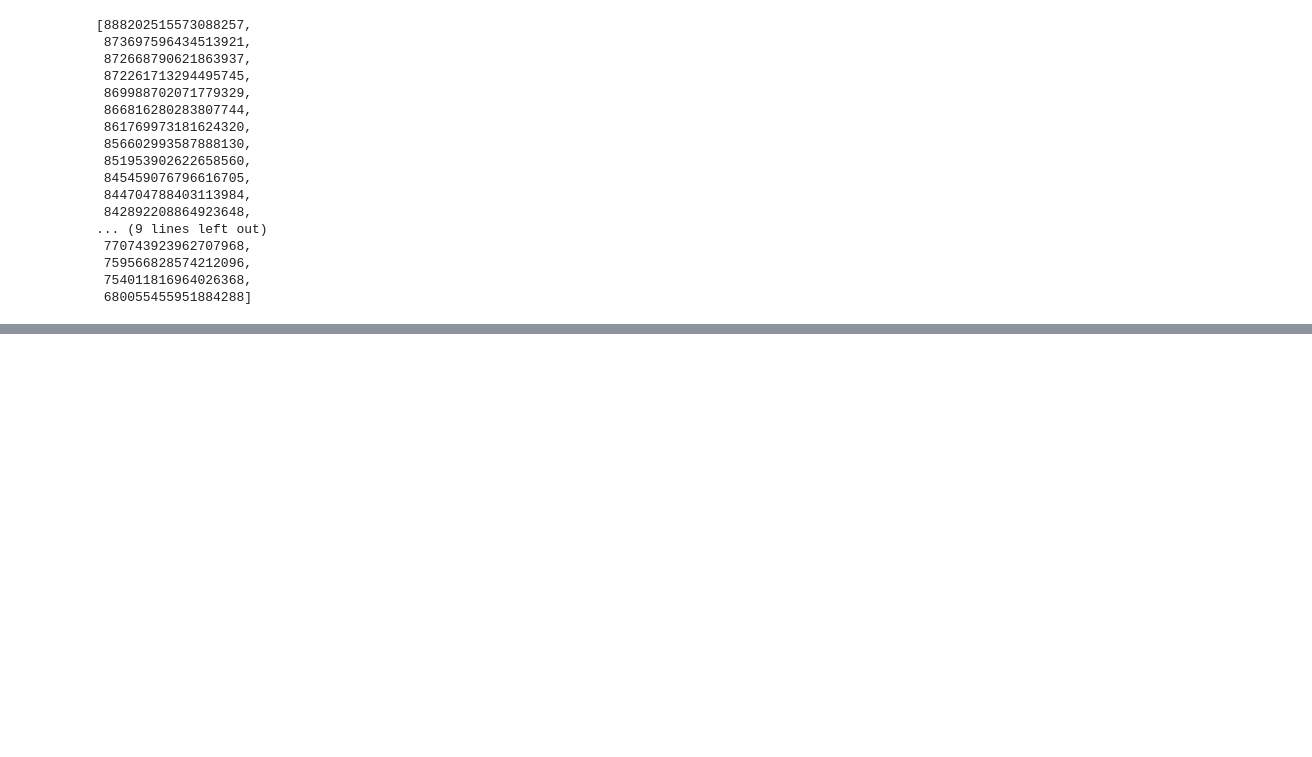
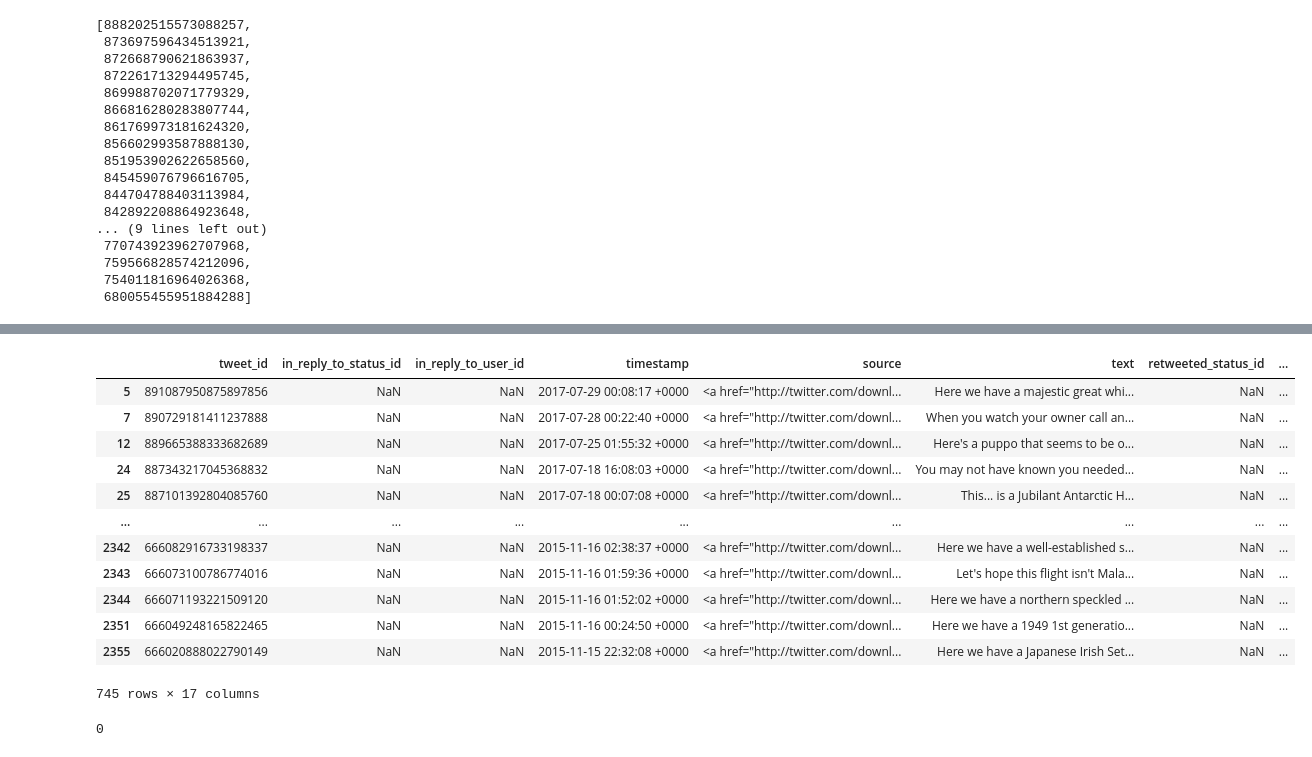
Before and after one commit to Ahmad-Almosallam/Wrangle-and-Analyze-Data-DAND-NANODGREE, a Jupyter notebook: wrangle_act.ipynb, the cells around one changed output, grey strips where cells are left out. Drawn from its saved outputs; the diff is of its cells as text; code cells hidden in the pictures; blank space fills up the shorter version.

```diff
--- a/wrangle_act.ipynb
+++ b/wrangle_act.ipynb
@@ -111,0 +210,22 @@ list(fails_tweet.keys())
+# %%
+# some names of dog are None change it to NaN (Quality)
+tw[tw.name == 'None']
+# %% [output]
+|  | tweet_id | in_reply_to_status_id | in_reply_to_user_id | timestamp | source | text | retweeted_status_id | ... |
+| 5 | 891087950875897856 | NaN | NaN | 2017-07-29 00:08:17 +0000 | <a href="http://twitter.com/downl... | Here we have a majestic great whi... | NaN | ... |
+| 7 | 890729181411237888 | NaN | NaN | 2017-07-28 00:22:40 +0000 | <a href="http://twitter.com/downl... | When you watch your owner call an... | NaN | ... |
+| 12 | 889665388333682689 | NaN | NaN | 2017-07-25 01:55:32 +0000 | <a href="http://twitter.com/downl... | Here's a puppo that seems to be o... | NaN | ... |
+| 24 | 887343217045368832 | NaN | NaN | 2017-07-18 16:08:03 +0000 | <a href="http://twitter.com/downl... | You may not have known you needed... | NaN | ... |
+| 25 | 887101392804085760 | NaN | NaN | 2017-07-18 00:07:08 +0000 | <a href="http://twitter.com/downl... | This... is a Jubilant Antarctic H... | NaN | ... |
+| ... | ... | ... | ... | ... | ... | ... | ... | ... |
+| 2342 | 666082916733198337 | NaN | NaN | 2015-11-16 02:38:37 +0000 | <a href="http://twitter.com/downl... | Here we have a well-established s... | NaN | ... |
+| 2343 | 666073100786774016 | NaN | NaN | 2015-11-16 01:59:36 +0000 | <a href="http://twitter.com/downl... | Let's hope this flight isn't Mala... | NaN | ... |
+| 2344 | 666071193221509120 | NaN | NaN | 2015-11-16 01:52:02 +0000 | <a href="http://twitter.com/downl... | Here we have a northern speckled ... | NaN | ... |
+| 2351 | 666049248165822465 | NaN | NaN | 2015-11-16 00:24:50 +0000 | <a href="http://twitter.com/downl... | Here we have a 1949 1st generatio... | NaN | ... |
+| 2355 | 666020888022790149 | NaN | NaN | 2015-11-15 22:32:08 +0000 | <a href="http://twitter.com/downl... | Here we have a Japanese Irish Set... | NaN | ... |
+745 rows × 17 columns
+# %%
+# Check if there is duplicated data
+tw.duplicated().sum()
+# %% [output]
+0
```
Also changed, not shown: parts of 25 cells of this notebook.
